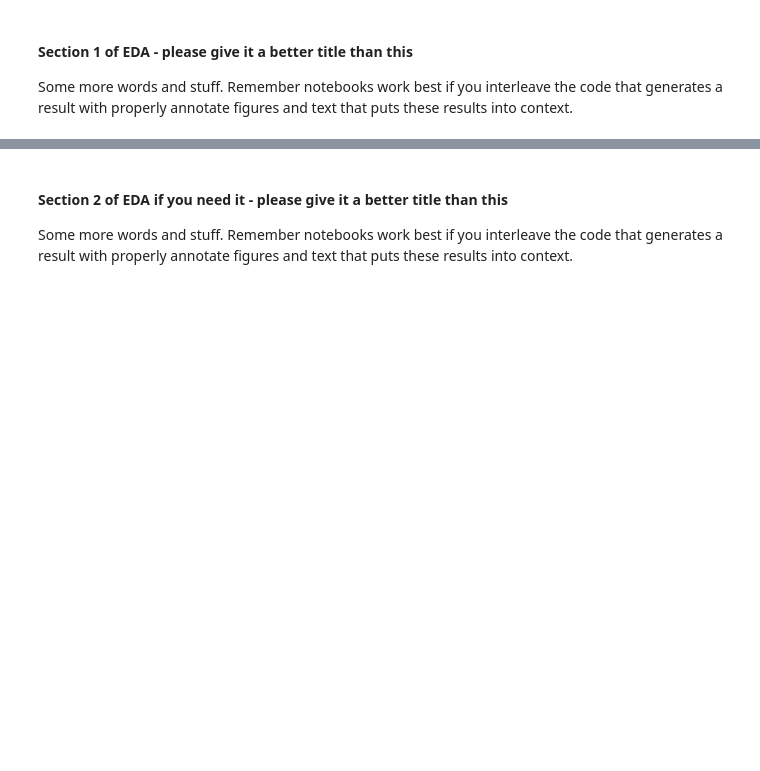
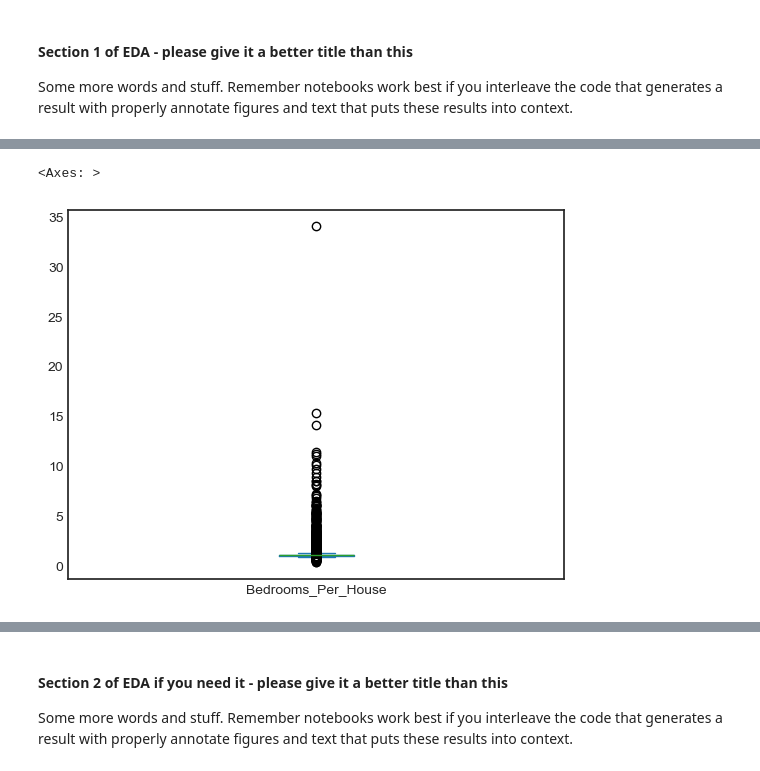
Before and after one commit to COGS108/Group091_WI26, a Jupyter notebook: 02-EDACheckpoint.ipynb, the cells around one changed output, grey strips where cells are left out. Cells and saved outputs as stored; diff of their text form; code cells hidden in the pictures; blank space fills up the shorter version.

```diff
--- a/02-EDACheckpoint.ipynb
+++ b/02-EDACheckpoint.ipynb
@@ -305,0 +472,5 @@ Some more words and stuff.  Remember notebooks work best if you interleave the c
+# %%
+houses["Bedrooms_Per_House"].plot(kind="box")
+# %% [output]
+<Axes: >
+[figure, added]
```
Also changed, not shown: parts of 32 cells of this notebook.
